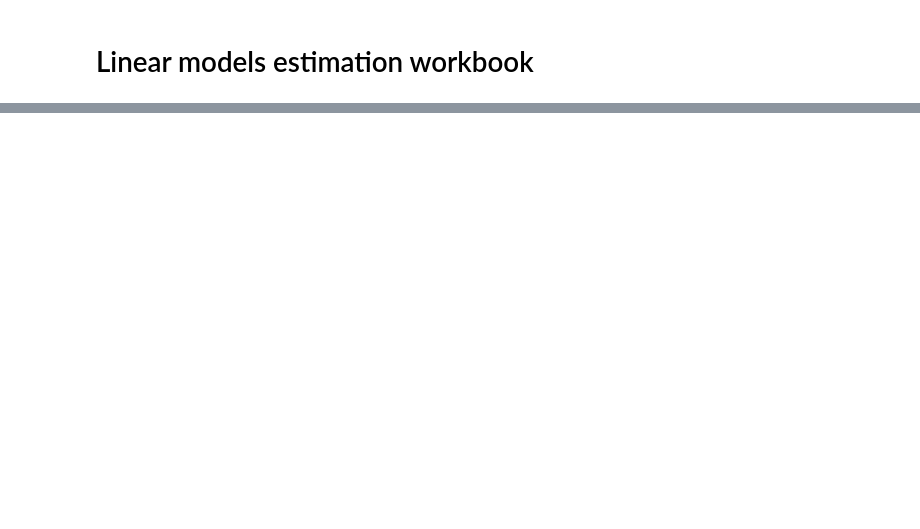
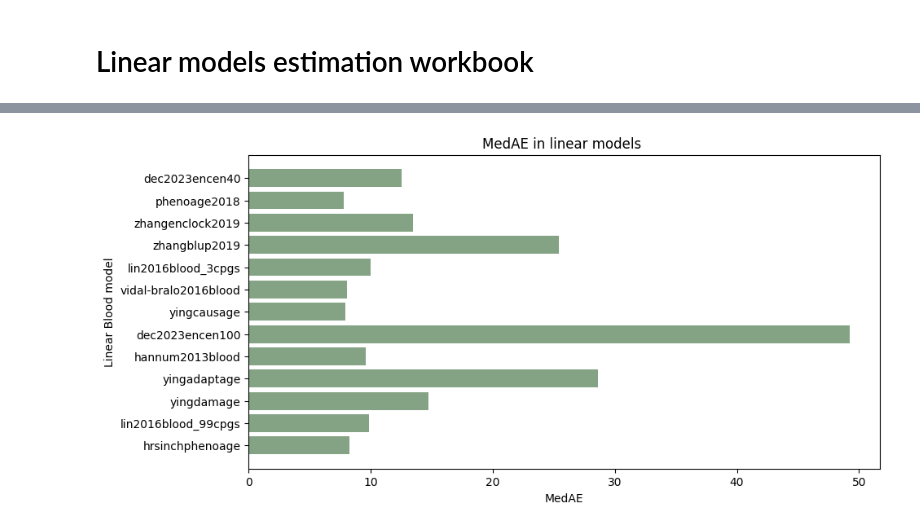
Before and after one commit to ComputationalAgingLab/ComputAge, a Jupyter notebook: lin_models_estimation.ipynb, the cells around one changed output, grey strips where cells are left out. Drawn from its saved outputs; the diff is of its cells as text; code cells hidden in the pictures; blank space fills up the shorter version.

```diff
--- a/lin_models_estimation.ipynb
+++ b/lin_models_estimation.ipynb
@@ -85,0 +87,19 @@ TypeError: can't multiply sequence by non-int of type 'float'
+# %%
+color = (0.2, # redness
+         0.4, # greenness
+         0.2, # blueness
+         0.6 # transparency
+         )
+fig, ax = plt.subplots(figsize = (10, 5))
+#plt.figure(figsize = (10, 5))
+ax.barh(modelsnames, medaes, color = color)
+#addlabels(modelsnames, list(map(lambda elem :round(elem,2),medaes)))
+
+ax.set_xlabel('MedAE')
+ax.set_ylabel('Linear Blood model')
+ax.set_title('MedAE in linear models ')
+#ax.legend(title='linear model')
+
+plt.show()
+# %% [output]
+[figure, added]
```
Also changed, not shown: parts of 3 cells of this notebook, 12 other files.
